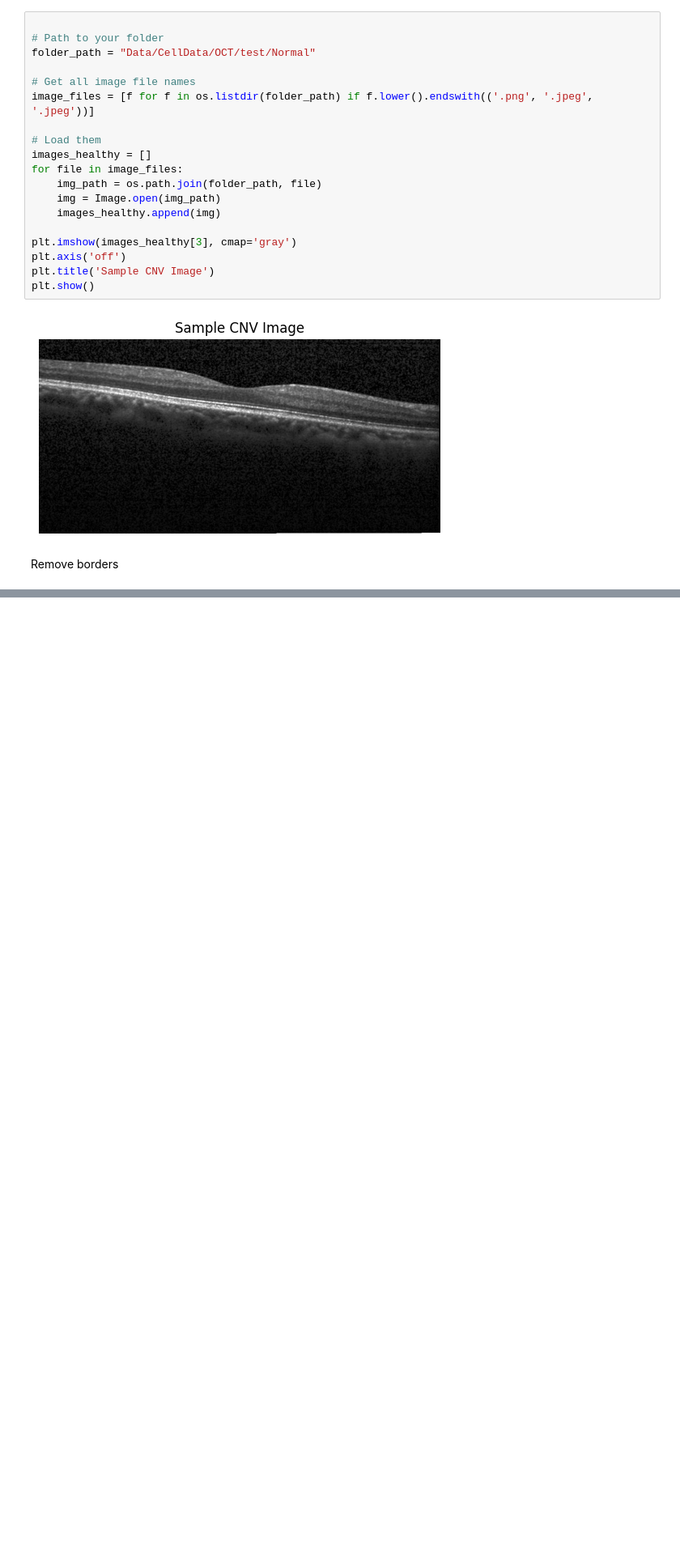
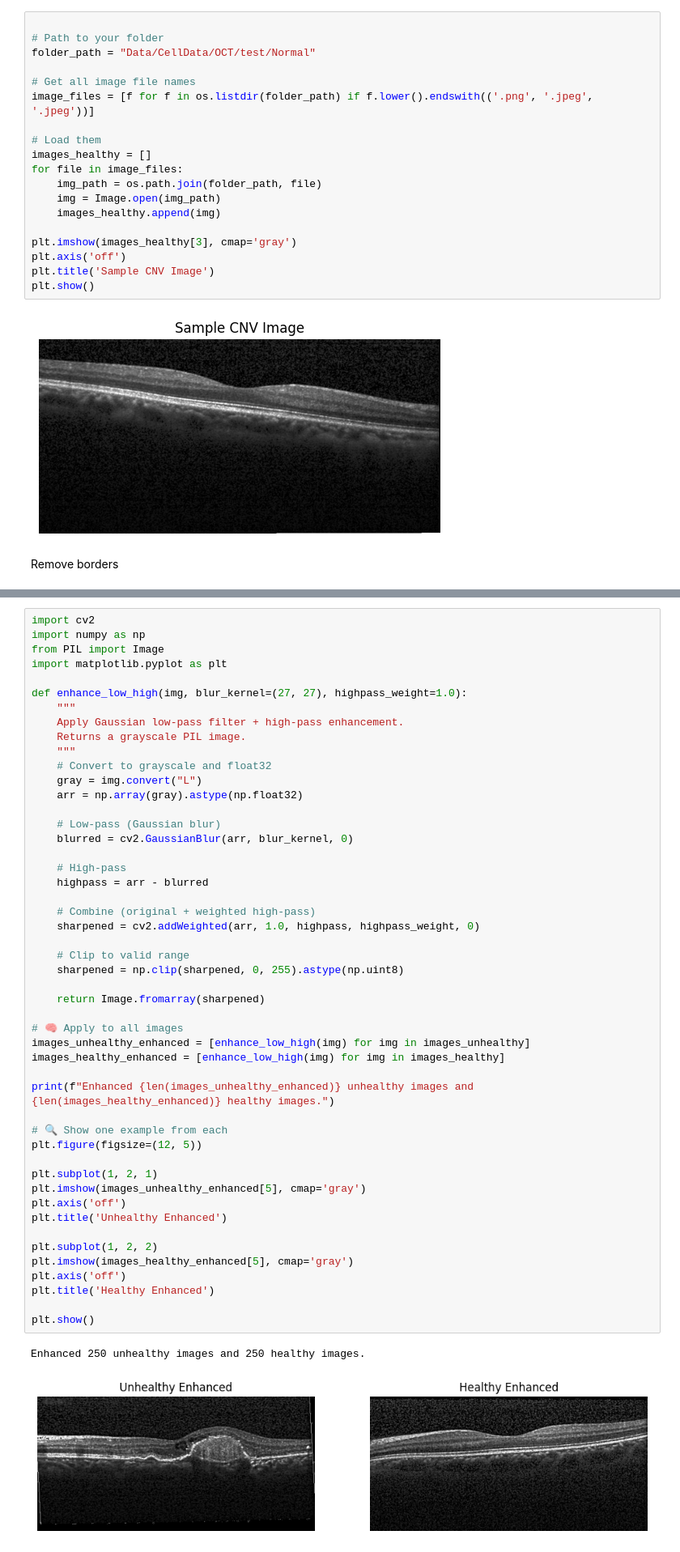
Before and after one commit to m2802h/Computer-Vision, a Jupyter notebook: Project.ipynb, the cells around one changed output, grey strips where cells are left out. Shown at 81% size. Cells and saved outputs as stored; diff of their text form; blank space fills up the shorter version.

```diff
--- a/Project.ipynb
+++ b/Project.ipynb
@@ -57,0 +98,52 @@ Remove borders
+# %%
+import cv2
+import numpy as np
+from PIL import Image
+import matplotlib.pyplot as plt
+
+def enhance_low_high(img, blur_kernel=(27, 27), highpass_weight=1.0):
+    """
+    Apply Gaussian low-pass filter + high-pass enhancement.
+    Returns a grayscale PIL image.
+    """
+    # Convert to grayscale and float32
+    gray = img.convert("L")
+    arr = np.array(gray).astype(np.float32)
+
+    # Low-pass (Gaussian blur)
+    blurred = cv2.GaussianBlur(arr, blur_kernel, 0)
+
+    # High-pass
+    highpass = arr - blurred
+
+    # Combine (original + weighted high-pass)
+    sharpened = cv2.addWeighted(arr, 1.0, highpass, highpass_weight, 0)
+
+    # Clip to valid range
+    sharpened = np.clip(sharpened, 0, 255).astype(np.uint8)
+
+    return Image.fromarray(sharpened)
+
+# 🧠 Apply to all images
+images_unhealthy_enhanced = [enhance_low_high(img) for img in images_unhealthy]
+images_healthy_enhanced = [enhance_low_high(img) for img in images_healthy]
+
+print(f"Enhanced {len(images_unhealthy_enhanced)} unhealthy images and {len(images_healthy_enhanced)} healthy images.")
+
+# 🔍 Show one example from each
+plt.figure(figsize=(12, 5))
+
+plt.subplot(1, 2, 1)
+plt.imshow(images_unhealthy_enhanced[5], cmap='gray')
+plt.axis('off')
+plt.title('Unhealthy Enhanced')
+
+plt.subplot(1, 2, 2)
+plt.imshow(images_healthy_enhanced[5], cmap='gray')
+plt.axis('off')
+plt.title('Healthy Enhanced')
+
+plt.show()
+# %% [output]
+Enhanced 250 unhealthy images and 250 healthy images.
+[figure, added]
```
Also changed, not shown: parts of 2 cells of this notebook.
